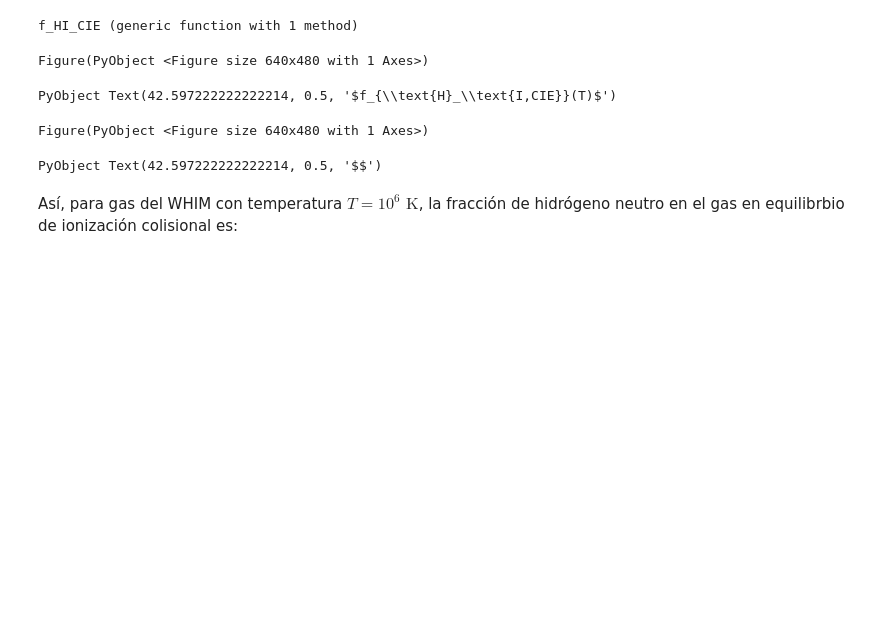
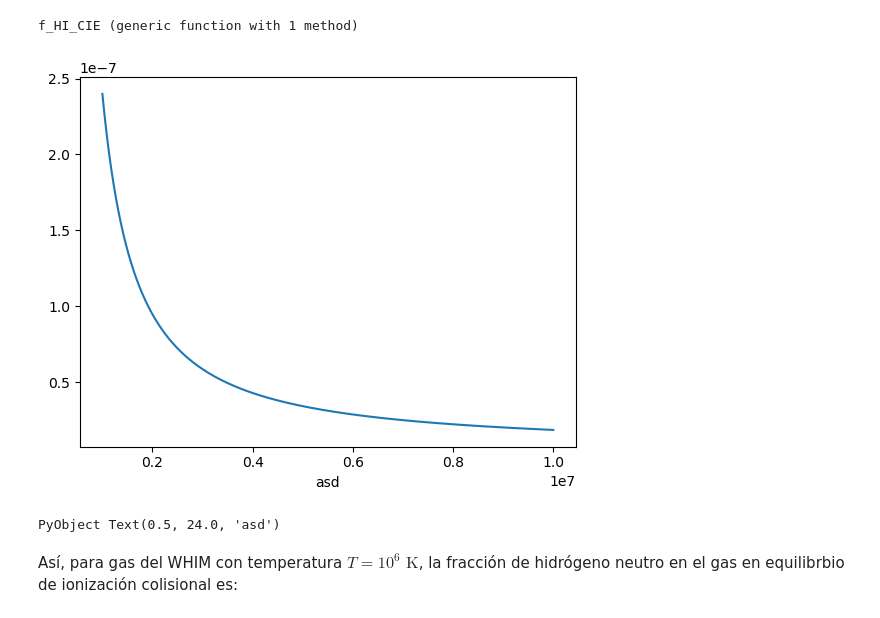
Before and after one commit to a9lara/GitRepository, a Jupyter notebook: 2. Propiedades Físicas del WHIM.ipynb, the cells around one changed output. Drawn from its saved outputs; the diff is of its cells as text; code cells hidden in the pictures; blank space fills up the shorter version.

```diff
--- a/2. Propiedades Físicas del WHIM.ipynb
+++ b/2. Propiedades Físicas del WHIM.ipynb
@@ -53,19 +53,13 @@ for T in 1e6:1e7
     push!(Ts,T)
     push!(f_HI_CIEs,fHI)
 end
-plot(Ts,f_HI_CIEs)
-xlabel("asd")
-ylabel(L"f_{\text{H}_\text{I,CIE}}(T)")
-# %% [output]
-Figure(PyObject <Figure size 640x480 with 1 Axes>)
-PyObject Text(42.597222222222214, 0.5, '$f_{\\text{H}_\\text{I,CIE}}(T)$')
 # %%
 plot(Ts,f_HI_CIEs)
 xlabel("asd")
-ylabel(L"")
+#ylabel(L"f_{\text{H}_\text{I,CIE}}(T)")
 # %% [output]
+[figure, added]
-Figure(PyObject <Figure size 640x480 with 1 Axes>)
+PyObject Text(0.5, 24.0, 'asd')
-PyObject Text(42.597222222222214, 0.5, '$$')
 # %% [markdown]
 Así, para gas del WHIM con temperatura $T = 10^6\text{ K}$, la fracción de hidrógeno neutro en el gas en equilibrbio de ionización colisional es:
 # %%
```
Also changed, not shown: parts of 1 cell of this notebook.
